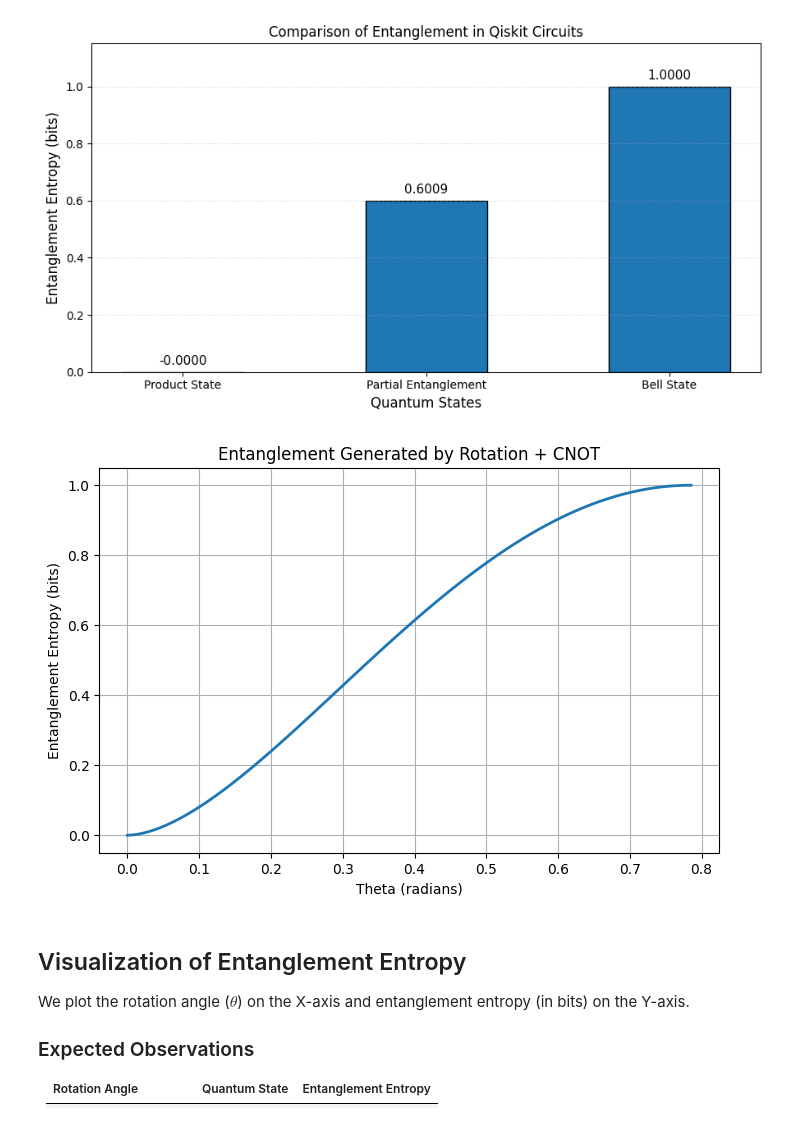
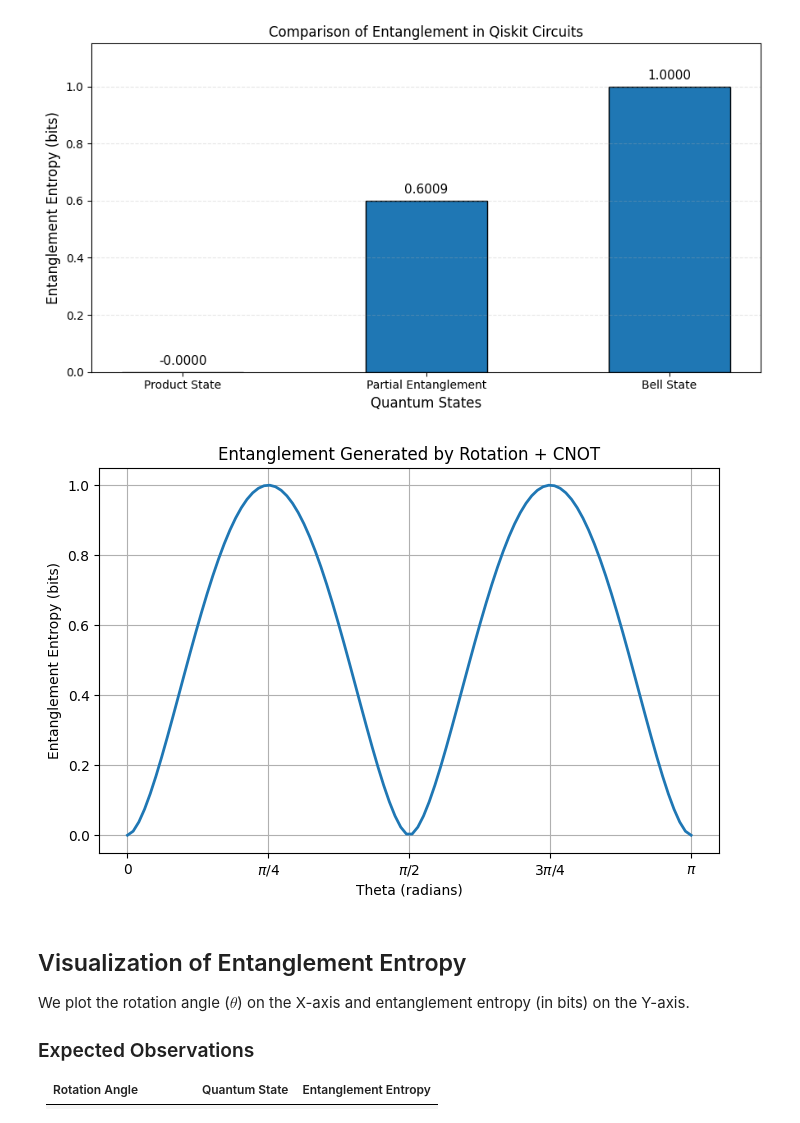
Before and after one commit to arc03/Quantum_Entanglement, a Jupyter notebook: Computational_Analysis_and_Quantification_of_Bipartite_Quantum_Entanglement_Using_Schmidt_Decomposition_and_Entanglement_Entropy.ipynb, the cells around one changed output. Cells and saved outputs as stored; diff of their text form; code cells hidden in the pictures.

```diff
--- a/Computational_Analysis_and_Quantification_of_Bipartite_Quantum_Entanglement_Using_Schmidt_Decomposition_and_Entanglement_Entropy.ipynb
+++ b/Computational_Analysis_and_Quantification_of_Bipartite_Quantum_Entanglement_Using_Schmidt_Decomposition_and_Entanglement_Entropy.ipynb
@@ -673,7 +673,7 @@ The system reaches a maximally entangled Bell state.
 
 **Conclusion:** The simulation demonstrates that entanglement is not simply a binary property. It can vary continuously depending on the quantum state amplitudes. By adjusting $\theta$, the system transitions from a separable state to a maximally entangled state.
 # %%
-theta_values = np.linspace(0, np.pi/4, 100)
+theta_values = np.linspace(0, np.pi, 100)
 entropy_values = []
 
 for theta in theta_values:
@@ -700,7 +700,10 @@ plt.plot(theta_values, entropy_values, linewidth=2)
 plt.xlabel("Theta (radians)")
 plt.ylabel("Entanglement Entropy (bits)")
 plt.title("Entanglement Variation with Theta")
-
+plt.xticks(
+    [0, np.pi/4, np.pi/2, 3*np.pi/4, np.pi],
+    [r'$0$', r'$\pi/4$', r'$\pi/2$', r'$3\pi/4$', r'$\pi$']
+)
 plt.grid(True)
 plt.show()
 # %% [output]
@@ -998,42 +1001,45 @@ plt.show()
 # %% [output]
 [figure]
 # %%
-theta_values = np.linspace(0, np.pi/4, 100)
+theta_values = np.linspace(0, np.pi, 100)
 entropy_values = []
 
 for theta in theta_values:
 
     qc = QuantumCircuit(2)
 
     qc.ry(2 * theta, 0)
     qc.cx(0, 1)
 
     psi = Statevector.from_instruction(qc).data
 
     A = psi.reshape(2, 2)
 
     S = np.linalg.svd(A, compute_uv=False)
 
     p = S**2
     p = p[p > 1e-10]
 
     entropy = -np.sum(p * np.log2(p))
 
     entropy_values.append(entropy)
 
 
 plt.figure(figsize=(8, 5))
 
 plt.plot(theta_values, entropy_values, linewidth=2)
 
 plt.xlabel("Theta (radians)")
 plt.ylabel("Entanglement Entropy (bits)")
 plt.title("Entanglement Generated by Rotation + CNOT")
-
+plt.xticks(
+    [0, np.pi/4, np.pi/2, 3*np.pi/4, np.pi],
+    [r'$0$', r'$\pi/4$', r'$\pi/2$', r'$3\pi/4$', r'$\pi$']
+)
 plt.grid(True)
 plt.show()
 # %% [output]
-[figure, old version]
+[figure, new version]
 # %% [markdown]
 ## Visualization of Entanglement Entropy
 
```
Also changed, not shown: parts of 7 cells of this notebook.
